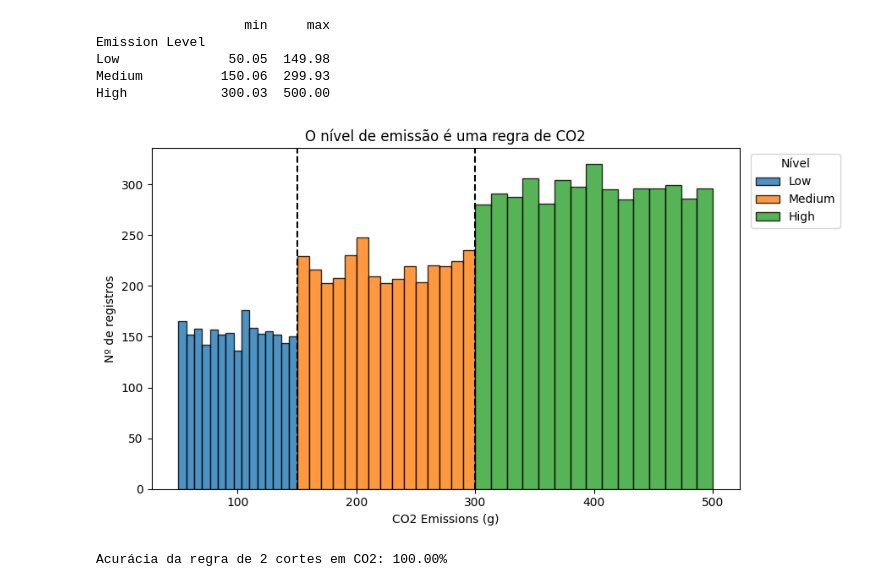
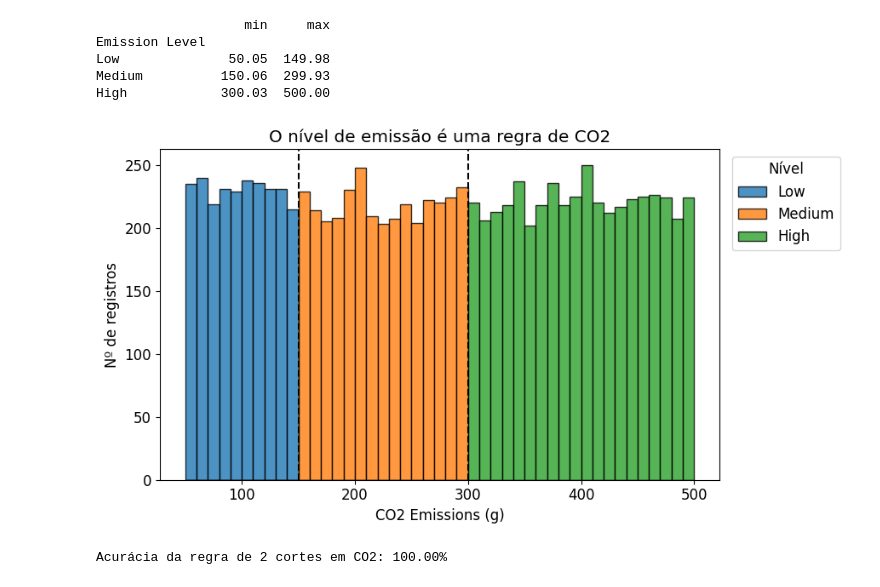
Before and after one commit to quinsan7/Classificao-do-Nivel-de-Emisso-de-Veiculos, a Jupyter notebook: Classificação_do_Nível_de_Emissão_de_Veículos.ipynb, the cells around one changed output. Saved outputs shown, nothing was run; the diff lists cells and outputs as text; code cells hidden in the pictures.

```diff
--- a/Classificação_do_Nível_de_Emissão_de_Veículos.ipynb
+++ b/Classificação_do_Nível_de_Emissão_de_Veículos.ipynb
@@ -30,6 +44,9 @@ import seaborn as sns
 from sklearn.model_selection import train_test_split, GridSearchCV
 from sklearn.svm import SVC
 from sklearn.metrics import accuracy_score, confusion_matrix
+
+# Aumente o tamanho da fonte dos gráficos
+plt.rcParams['font.size'] = 12
 # %% [markdown]
 ### **2. Carregamento dos Dados**
 
@@ -401,18 +419,18 @@ High            300.03  500.00
 # %%
 # Mostre a distribuição de CO2 de cada nível, com os cortes em 150 e 300
 plt.figure(figsize=(9, 5))
 for nivel in ['Low', 'Medium', 'High']:
-    plt.hist(df.loc[df['Emission Level'] == nivel, 'CO2 Emissions'], bins=15, alpha=0.8, label=nivel, edgecolor='black')
+    plt.hist(df.loc[df['Emission Level'] == nivel, 'CO2 Emissions'], bins=np.arange(50, 501, 10), alpha=0.8, label=nivel, edgecolor='black')
 plt.axvline(150, color='black', linestyle='--')
 plt.axvline(300, color='black', linestyle='--')
 plt.xlabel('CO2 Emissions (g)')
 plt.ylabel('Nº de registros')
 plt.title('O nível de emissão é uma regra de CO2')
 plt.legend(title='Nível', loc='upper left', bbox_to_anchor=(1.01, 1))
 plt.tight_layout()
 plt.show()
 # %% [output]
-[figure, old version]
+[figure, new version]
 # %%
 # Teste uma regra manual de 2 cortes, sem treinar nada: Low abaixo de 150, Medium de 150 a 300 e High acima de 300
 # (o CO2 do conjunto de teste ainda está em valores originais em df, então usamos o índice de X_test)
```
Also changed, not shown: parts of 15 cells of this notebook.
